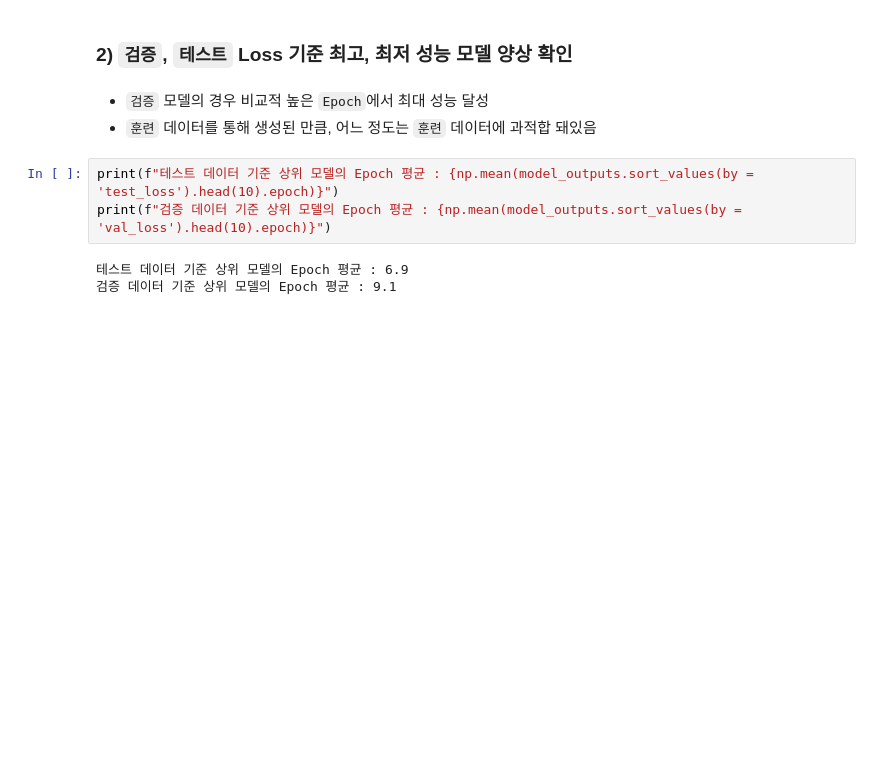
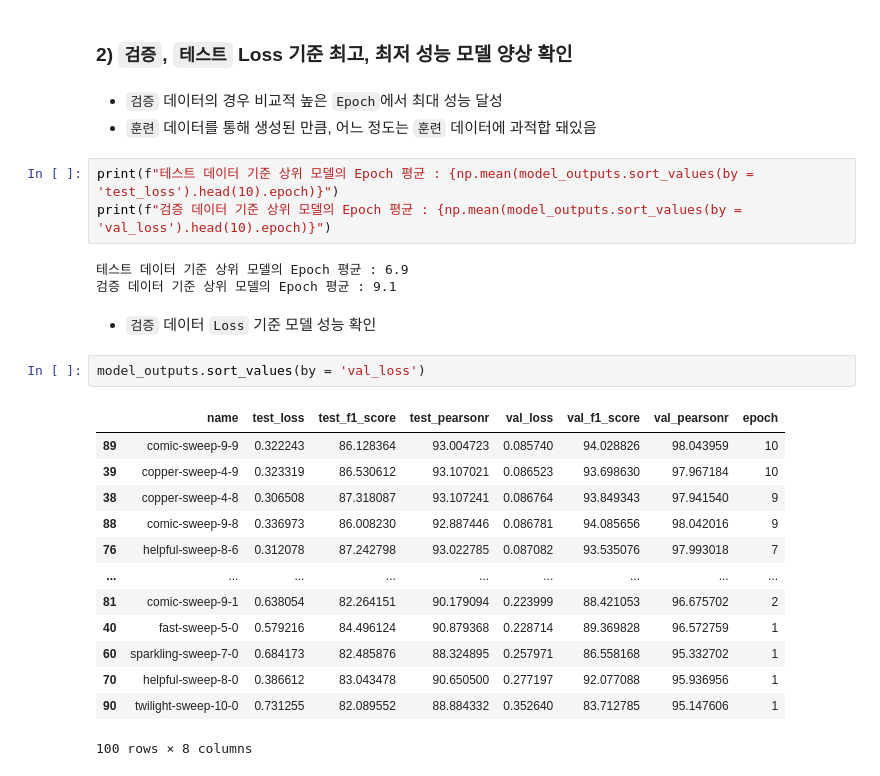
Before and after one commit to Woodywarhol9/wanted-pre-onboarding, a Jupyter notebook: 기업과제/기업과제3/valid_test_check.ipynb, the cells around one changed output. Drawn from its saved outputs; the diff is of its cells as text; blank space fills up the shorter version.

```diff
--- a/기업과제/기업과제3/valid_test_check.ipynb
+++ b/기업과제/기업과제3/valid_test_check.ipynb
@@ -814,7 +814,7 @@ plt.tight_layout()
 # %% [markdown]
 ### 2) `검증`, `테스트` Loss 기준 최고, 최저 성능 모델 양상 확인
 # %% [markdown]
-- `검증` 모델의 경우 비교적 높은 `Epoch`에서 최대 성능 달성
+- `검증` 데이터의 경우 비교적 높은 `Epoch`에서 최대 성능 달성
 - `훈련` 데이터를 통해 생성된 만큼, 어느 정도는 `훈련` 데이터에 과적합 돼있음
 # %%
 print(f"테스트 데이터 기준 상위 모델의 Epoch 평균 : {np.mean(model_outputs.sort_values(by = 'test_loss').head(10).epoch)}")
@@ -822,3 +822,21 @@ print(f"검증 데이터 기준 상위 모델의 Epoch 평균 : {np.mean(model_o
 # %% [output]
 테스트 데이터 기준 상위 모델의 Epoch 평균 : 6.9
 검증 데이터 기준 상위 모델의 Epoch 평균 : 9.1
+# %% [markdown]
+- `검증` 데이터 `Loss` 기준 모델 성능 확인
+# %%
+model_outputs.sort_values(by = 'val_loss')
+# %% [output]
+|  | name | test_loss | test_f1_score | test_pearsonr | val_loss | val_f1_score | val_pearsonr | epoch |
+| 89 | comic-sweep-9-9 | 0.322243 | 86.128364 | 93.004723 | 0.085740 | 94.028826 | 98.043959 | 10 |
+| 39 | copper-sweep-4-9 | 0.323319 | 86.530612 | 93.107021 | 0.086523 | 93.698630 | 97.967184 | 10 |
+| 38 | copper-sweep-4-8 | 0.306508 | 87.318087 | 93.107241 | 0.086764 | 93.849343 | 97.941540 | 9 |
+| 88 | comic-sweep-9-8 | 0.336973 | 86.008230 | 92.887446 | 0.086781 | 94.085656 | 98.042016 | 9 |
+| 76 | helpful-sweep-8-6 | 0.312078 | 87.242798 | 93.022785 | 0.087082 | 93.535076 | 97.993018 | 7 |
+| ... | ... | ... | ... | ... | ... | ... | ... | ... |
+| 81 | comic-sweep-9-1 | 0.638054 | 82.264151 | 90.179094 | 0.223999 | 88.421053 | 96.675702 | 2 |
+| 40 | fast-sweep-5-0 | 0.579216 | 84.496124 | 90.879368 | 0.228714 | 89.369828 | 96.572759 | 1 |
+| 60 | sparkling-sweep-7-0 | 0.684173 | 82.485876 | 88.324895 | 0.257971 | 86.558168 | 95.332702 | 1 |
+| 70 | helpful-sweep-8-0 | 0.386612 | 83.043478 | 90.650500 | 0.277197 | 92.077088 | 95.936956 | 1 |
+| 90 | twilight-sweep-10-0 | 0.731255 | 82.089552 | 88.884332 | 0.352640 | 83.712785 | 95.147606 | 1 |
+100 rows × 8 columns
```
Also changed, not shown: parts of 2 cells of this notebook.
